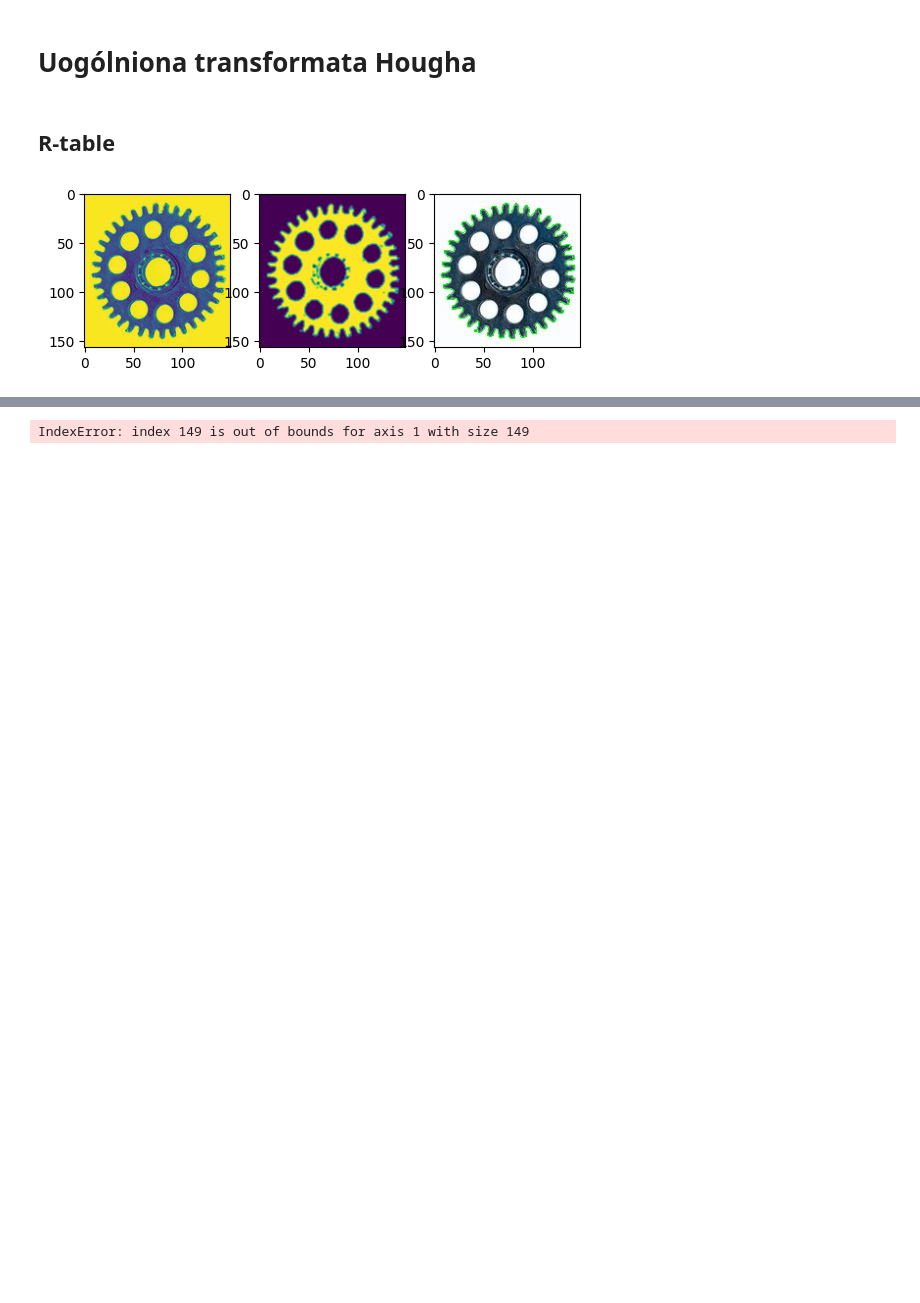
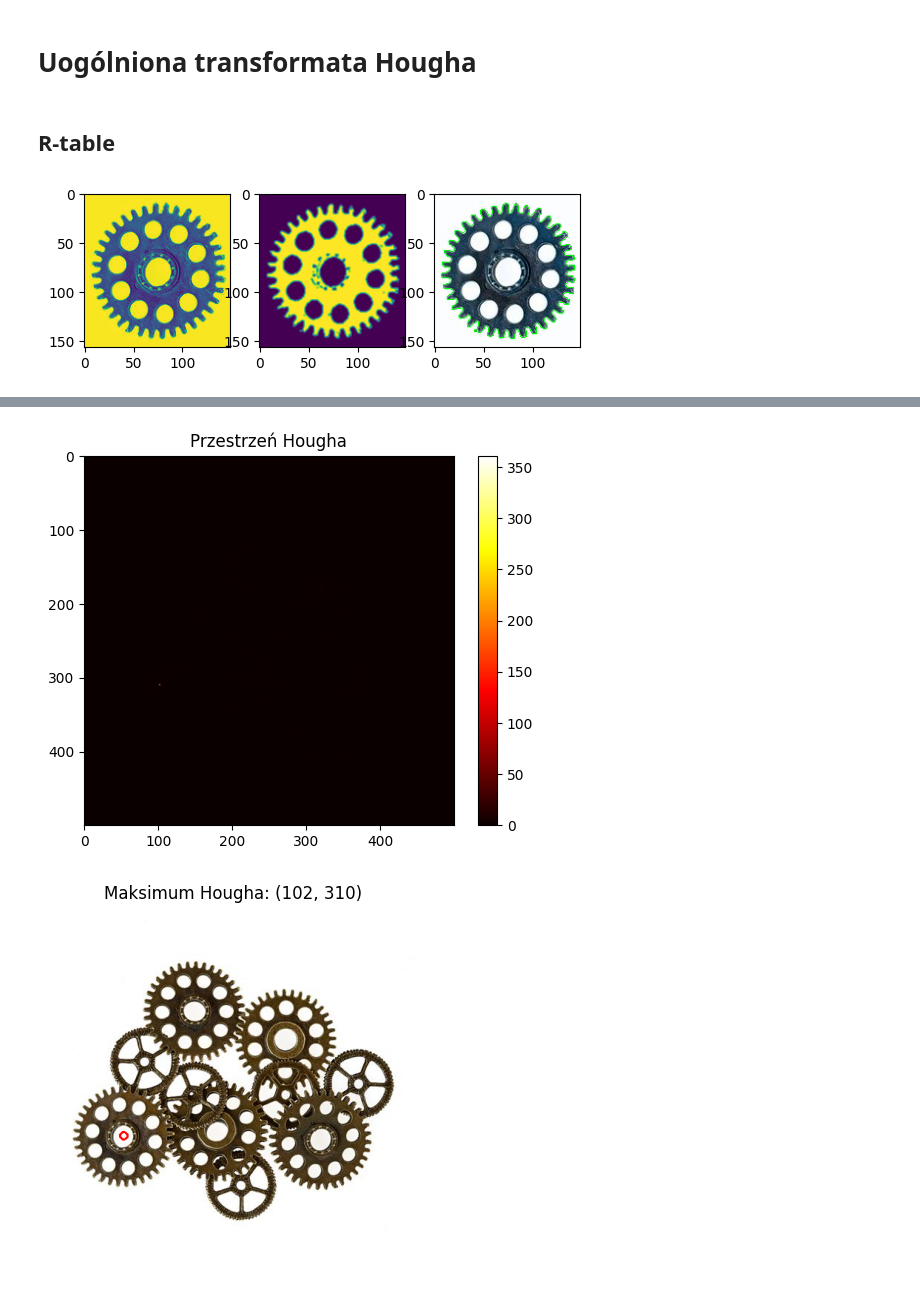
Before and after one commit to jrosa02/ZAW-2025S, a Jupyter notebook: lab09_ht/main.ipynb, the cells around one changed output, grey strips where cells are left out. Drawn from its saved outputs; the diff is of its cells as text; code cells hidden in the pictures; blank space fills up the shorter version.

```diff
--- a/lab09_ht/main.ipynb
+++ b/lab09_ht/main.ipynb
@@ -19,12 +19,16 @@ class RTableHought:
         contours, hierarchy = cv2.findContours(
             binary_img, cv2.RETR_TREE, cv2.CHAIN_APPROX_NONE
         )
+
         if visualize:
             img_contour = cv2.drawContours(img.copy(), contours, 0, (0, 255, 0))
             fig, ax = plt.subplots(1, 3)
             ax[0].imshow(gray_img)
             ax[1].imshow(binary_img)
             ax[2].imshow(img_contour)
+
+        self.contour = contours[0]
+
         return contours[0]
 
     def get_gradient(self, img, visualize=False, threshold=False):
@@ -87,12 +91,12 @@ class RTableHought:
 
         for cont_point in contour:
             x, y = cont_point[0]
-            point_angle = grad_angle[y, x]
+            point_angle = int(grad_angle[y, x]) % 360
 
             ref_dX = refpoint[0] - x
             ref_dY = refpoint[1] - y
 
-            ref_angle = (np.arctan2(ref_dX, ref_dY)*180/np.pi)
+            ref_angle = np.arctan2(ref_dY, ref_dX) * 180 / np.pi
             ref_distance = np.sqrt(ref_dX**2 + ref_dY**2)
 
             Rtable[point_angle].append((ref_angle, ref_distance))
@@ -106,7 +110,7 @@ class RTableHought:
         Rtable = self.populate_reftable(refpoint, contour, gradient)
         return Rtable
 
-    def populate_hough_space(self, img, Rtable, visualize=False):
+    def populate_hough_space(self, img, Rtable, visualize=True):
         angle, magnitude = self.get_gradient(img)
         h, w = img.shape[:2]
         H = np.zeros((h, w), dtype=np.uint32)  # przestrzeń Hougha
@@ -116,15 +120,15 @@ class RTableHought:
 
         for y in range(h):
             for x in range(w):
-                if magnitude_norm[x, y] > 0.5:
-                    phi = int(angle[x, y]) % 360  # upewnij się że kąt jest z przedziału [0, 359]
+                if magnitude_norm[y, x] > 0.5:
+                    phi = int(angle[y, x]) % 360  # upewnij się że kąt jest z przedziału [0, 359]
 
                     for r_angle, r_dist in Rtable[phi]:
                         # Zamiana kąta na radiany
                         alpha_rad = np.radians(r_angle)
 
-                        x1 = int(-r_dist * np.cos(alpha_rad) + x)
-                        y1 = int(-r_dist * np.sin(alpha_rad) + y)
+                        x1 = int(x + r_dist * np.cos(alpha_rad))
+                        y1 = int(y + r_dist * np.sin(alpha_rad))
 
                         if 0 <= x1 < w and 0 <= y1 < h:
                             H[y1, x1] += 1
@@ -145,34 +149,65 @@ class RTableHought:
 
         # Zrób kopię obrazu i zaznacz maksimum czerwonym kółkiem
         img_marked = img.copy()
-        cv2.circle(img_marked, (m_x, m_y), 5, (0, 0, 255), -1)  # (x, y)
+        img_marked = cv2.circle(img_marked, (m_x, m_y), 5, (0, 0, 255), 2)  # (x, y)
 
         if visualize:
             plt.imshow(cv2.cvtColor(img_marked, cv2.COLOR_BGR2RGB))
             plt.title(f"Maksimum Hougha: ({m_x}, {m_y})")
             plt.axis('off')
             plt.show()
 
         return m_x, m_y
 
+    def draw_contour_at_location(self, img, coordinates, color=(0, 255, 0), thickness=2, visualize=True):
+
+        contour = self.contour
+        # Calculate center of original contour
+        moments = cv2.moments(contour)
+        cX = int(moments["m10"] / moments["m00"])
+        cY = int(moments["m01"] / moments["m00"])
+
+        # Compute translation vector
+        dx = coordinates[0] - cX
+        dy = coordinates[1] - cY
+
+        # Translate contour
+        translated_contour = contour + np.array([[[dx, dy]]], dtype=np.int32)
+
+        # Draw on a copy of the image
+        img_out = img.copy()
+        cv2.drawContours(img_out, [translated_contour], -1, color, thickness)
+
+        if visualize:
+            plt.imshow(cv2.cvtColor(img_out, cv2.COLOR_BGR2RGB))
+            plt.title(f"Contour drawn at {coordinates}")
+            plt.axis('off')
+            plt.show()
+
+        return img_out
+
+
 
 
 rtable_hough = RTableHought()
 
 trybik = cv2.imread("trybik.jpg")
-trybikiii = cv2.imread("trybik.jpg")
+trybikiii = cv2.imread("trybiki2.jpg")
 
 # rtable_hough.get_contour(trybik, 128, True)
 
 # rtable_hough.get_gradient(trybik, True)
 
 Rtable = rtable_hough.Rtable_Pipe(trybik, 128, True)
 
 H_space = rtable_hough.populate_hough_space(trybikiii, Rtable, True)
 
-rtable_hough.mark_hough_max(trybikiii, H_space, True)
+cords = rtable_hough.mark_hough_max(trybikiii, H_space, True)
+
+x = rtable_hough.draw_contour_at_location(trybikiii, cords, )
 # %% [output]
 [figure]
 [figure]
 [figure]
-IndexError: index 149 is out of bounds for axis 1 with size 149
+[figure, added]
+[figure, added]
```
Also changed, not shown: parts of 1 cell of this notebook, 3 other files.
